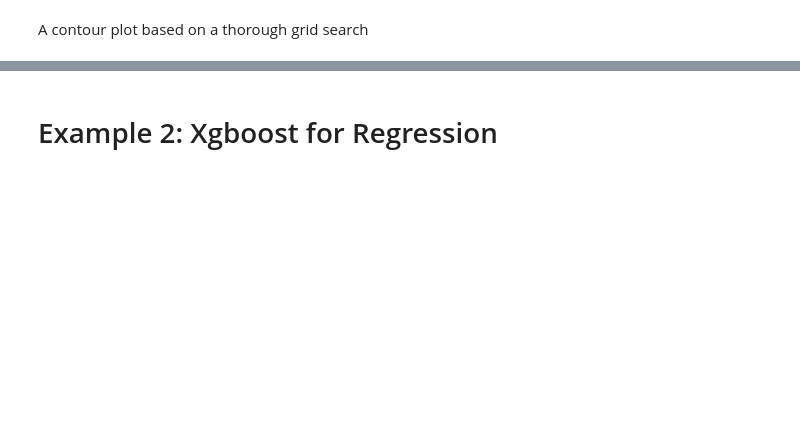
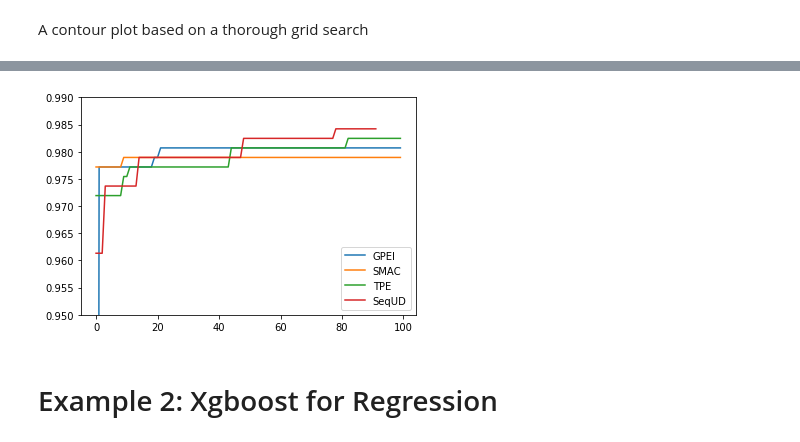
Before and after one commit to ZebinYang/SeqUD, a Jupyter notebook: examples/sklearn_search.ipynb, the cells around one changed output, grey strips where cells are left out. Saved outputs shown, nothing was run; the diff lists cells and outputs as text; code cells hidden in the pictures; blank space fills up the shorter version.

```diff
--- a/examples/sklearn_search.ipynb
+++ b/examples/sklearn_search.ipynb
@@ -29,12 +30,12 @@ sequd_clf = SeqUD(ParaSpace, level_number = 20, max_runs = 100, max_search_iter
 sequd_clf.fit(x, y)
 
 tpe_clf = TPEOPT(ParaSpace, max_runs = 100, estimator = estimator, cv = cv, scoring = score_metric, refit = True, verbose = True)
-clf.fit(x, y)
+tpe_clf.fit(x, y)
 
 smac_clf = SMACOPT(ParaSpace, max_runs = 100, estimator = estimator, cv = cv, scoring = score_metric, refit = True, verbose = True)
-clf.fit(x, y)
+smac_clf.fit(x, y)
 
 gpei_clf = GPEIOPT(ParaSpace, max_runs = 100, estimator = estimator, cv = cv, scoring = score_metric, refit = True, verbose = True)
-clf.fit(x, y)
+gpei_clf.fit(x, y)
 # %% [output]
 Stage 1 completed (20/100) with best score: 0.97895.
@@ -78,3 +109,13 @@ plot_trajectory(Z, gpei_clf, "GPEI")
+# %%
+plt.plot(gpei_clf.logs["score"].cummax())
+plt.plot(smac_clf.logs["score"].cummax())
+plt.plot(tpe_clf.logs["score"].cummax())
+plt.plot(sequd_clf.logs["score"].cummax())
+plt.legend(['GPEI', 'SMAC', 'TPE', 'SeqUD'])
+plt.ylim(0.95,0.99)
+plt.show()
+# %% [output]
+[figure, added]
 # %% [markdown]
 # Example 2: Xgboost for Regression
 # %%
```
Also changed, not shown: parts of 8 cells of this notebook, 54 other files.
